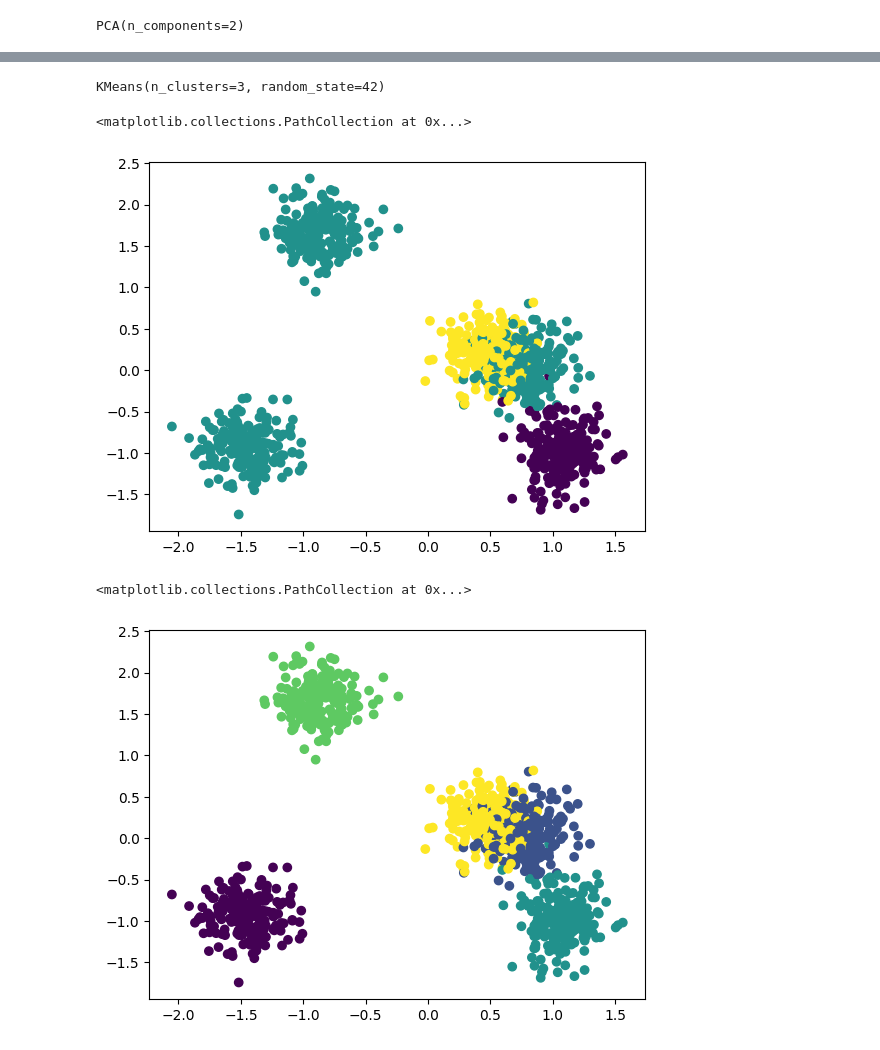
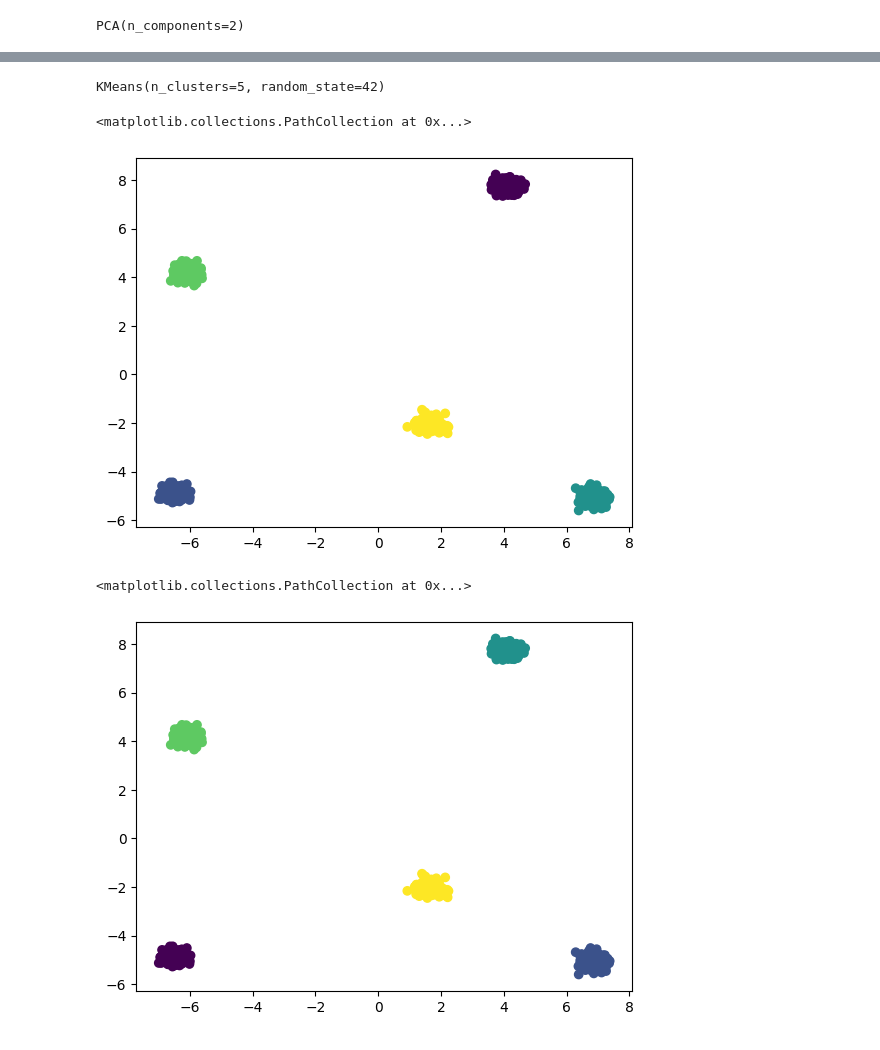
Before and after one commit to HanniKanchap/ML, a Jupyter notebook: Unsupervised_ML/KMeans_clustering.ipynb, the cells around one changed output, grey strips where cells are left out. Drawn from its saved outputs; the diff is of its cells as text; code cells hidden in the pictures.

Commit message:
Correcting PCA in K-Means

```diff
--- a/Unsupervised_ML/KMeans_clustering.ipynb
+++ b/Unsupervised_ML/KMeans_clustering.ipynb
@@ -183,3 +183,3 @@ array([26.29976621, 25.38984726])
 # %%
-df = pca.transform(X_scaled)
+X_scaled = pca.transform(X_scaled)
 # %%
@@ -197,7 +197,7 @@ from sklearn.metrics import silhouette_score
 wcss = []
 for i in range(2,12):
     model = KMeans(n_clusters=i,init='k-means++',random_state=42)
-    model.fit(df)
+    model.fit(X_scaled)
     wcss.append(model.inertia_)
-    print(f"for k  = {i}:", silhouette_score(df,labels=model.labels_))
+    print(f"for k  = {i}:", silhouette_score(X_scaled,labels=model.labels_))
 # %% [output]
@@ -252,16 +252,16 @@ plt.xticks(range(2,12))
 # %%
-model = KMeans(n_clusters=3,init='k-means++',random_state=42)
-model.fit(df)
+model = KMeans(n_clusters=5,init='k-means++',random_state=42)
+model.fit(X_scaled)
 # %% [output]
-KMeans(n_clusters=3, random_state=42)
+KMeans(n_clusters=5, random_state=42)
 # %%
-y_pred = model.predict(df)
+y_pred = model.predict(X_scaled)
 plt.scatter(X_scaled[:,0],X_scaled[:,1],c = y_pred)
 # %% [output]
 <matplotlib.collections.PathCollection at 0x...>
-[figure, old version]
+[figure, new version]
 # %%
 plt.scatter(X_scaled[:,0],X_scaled[:,1],c = y)
 # %% [output]
 <matplotlib.collections.PathCollection at 0x...>
-[figure, old version]
+[figure, new version]
```
Also changed, not shown: parts of 6 cells of this notebook.
